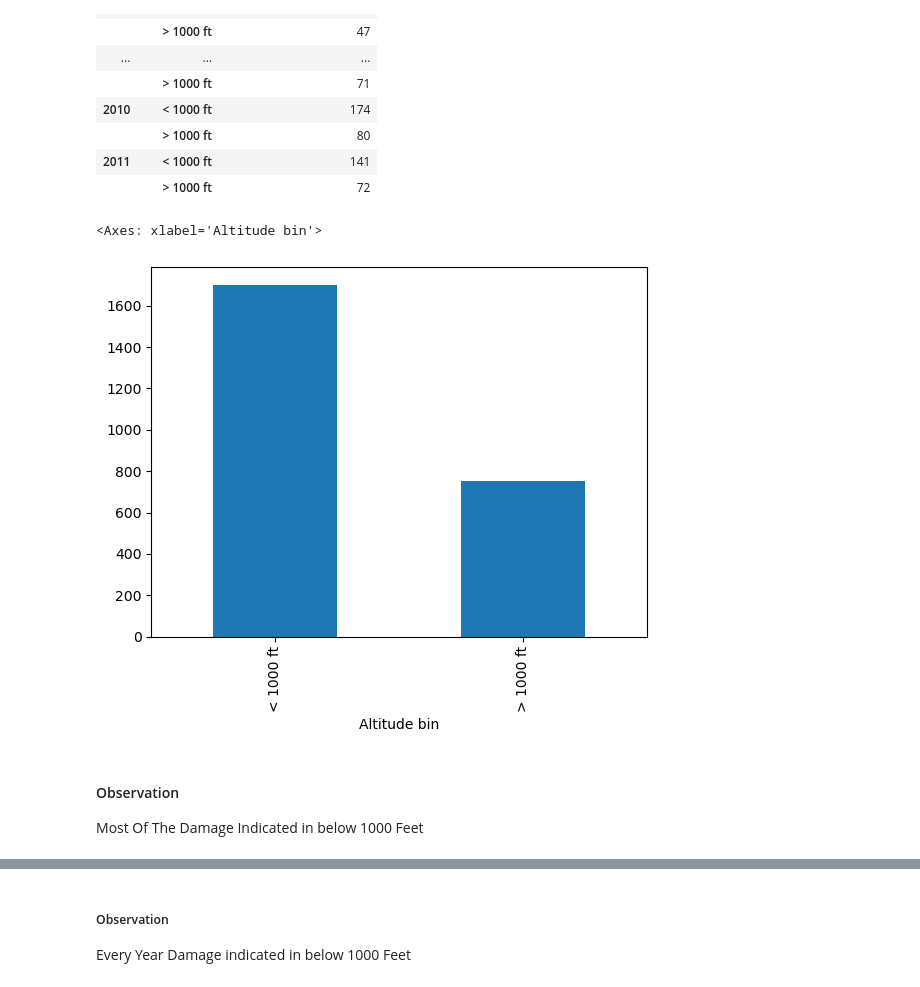
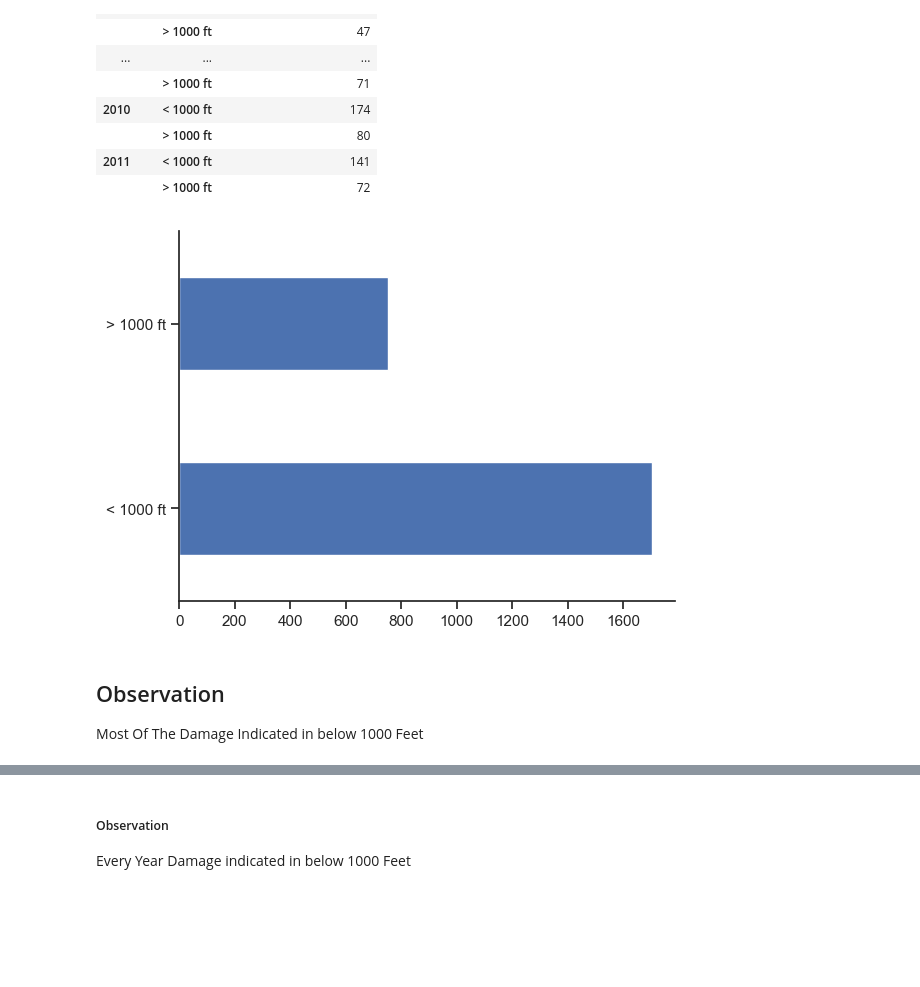
Before and after one commit to UsmanAhamed12/Data-Analyst-Intern-Project, a Jupyter notebook: BIRD STRIKES PROJECT/BIRD STRIKES ANALYSIS.ipynb, the cells around one changed output, grey strips where cells are left out. Cells and saved outputs as stored; diff of their text form; code cells hidden in the pictures; blank space fills up the shorter version.

Commit message:
New plots

```diff
--- a/BIRD STRIKES PROJECT/BIRD STRIKES ANALYSIS.ipynb
+++ b/BIRD STRIKES PROJECT/BIRD STRIKES ANALYSIS.ipynb
@@ -511,12 +511,13 @@ Data.groupby(['Year','Altitude bin'])[['Effect: Indicated Damage']].sum()
 | 2011 | < 1000 ft | 141 |
 |  | > 1000 ft | 72 |
 # %%
-Data.groupby('Altitude bin')['Effect: Indicated Damage'].sum().plot.bar()
+Data.groupby('Altitude bin')['Effect: Indicated Damage'].sum().plot.barh()
+plt.ylabel('')
+sns.despine()
 # %% [output]
-<Axes: xlabel='Altitude bin'>
-[figure, old version]
+[figure, new version]
 # %% [markdown]
-#### Observation
+## Observation
 
 Most Of The Damage Indicated in below 1000 Feet
 # %%
```
Also changed, not shown: parts of 7 cells of this notebook.
